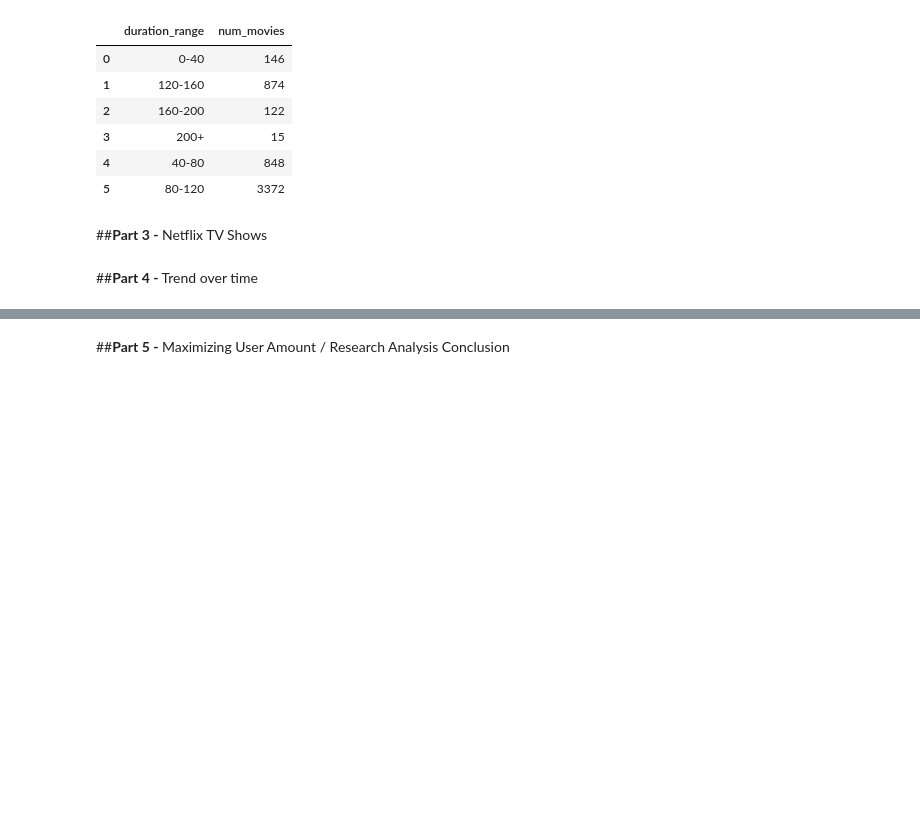
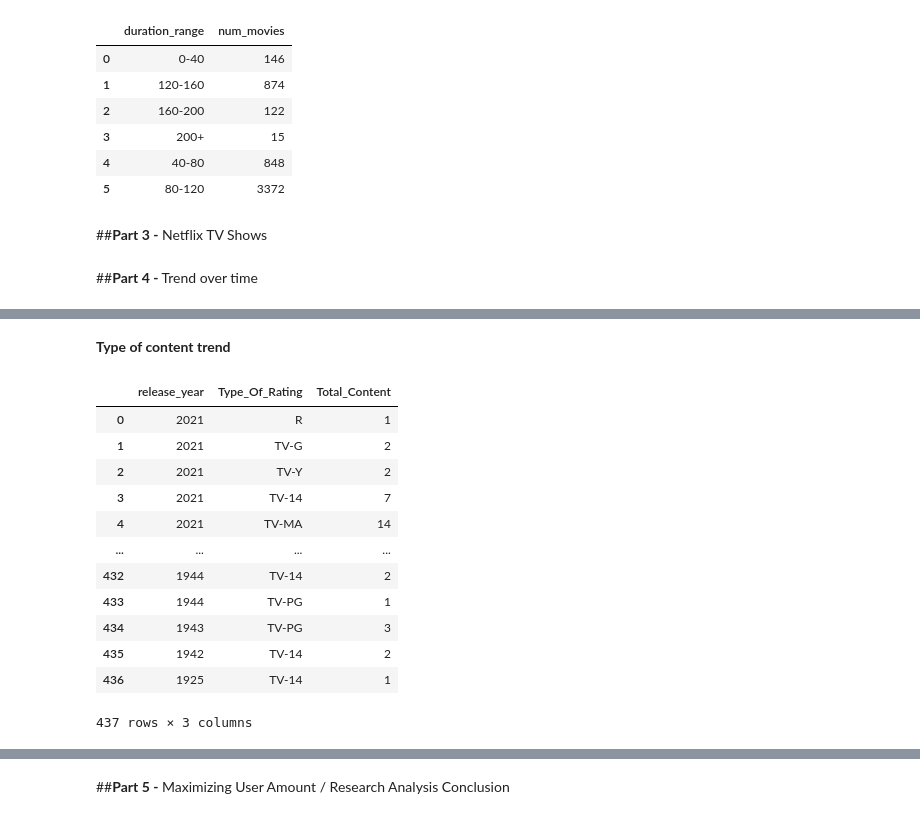
Before and after one commit to aditya248/Netflix-Exploratory-Data-Analysis, a Jupyter notebook: BA775_TeamProject_B2T8.ipynb, the cells around one changed output, grey strips where cells are left out. Drawn from its saved outputs; the diff is of its cells as text; code cells hidden in the pictures; blank space fills up the shorter version.

Commit message:
Moved rating description to part-1, Added trend in rating to part-4.

```diff
--- a/BA775_TeamProject_B2T8.ipynb
+++ b/BA775_TeamProject_B2T8.ipynb
@@ -195,0 +322,22 @@ ORDER BY duration_range ###order???
+# %% [markdown]
+**Type of content trend**
+# %%
+%%bigquery --project=ba775-team8-b2
+SELECT release_year, rating as Type_Of_Rating, COUNT(*) as Total_Content FROM `ba775-team8-b2.Netflix.netflix_titles`
+GROUP BY rating, release_year
+ORDER BY release_year DESC
+# Count of rating each year
+# %% [output]
+|  | release_year | Type_Of_Rating | Total_Content |
+| 0 | 2021 | R | 1 |
+| 1 | 2021 | TV-G | 2 |
+| 2 | 2021 | TV-Y | 2 |
+| 3 | 2021 | TV-14 | 7 |
+| 4 | 2021 | TV-MA | 14 |
+| ... | ... | ... | ... |
+| 432 | 1944 | TV-14 | 2 |
+| 433 | 1944 | TV-PG | 1 |
+| 434 | 1943 | TV-PG | 3 |
+| 435 | 1942 | TV-14 | 2 |
+| 436 | 1925 | TV-14 | 1 |
+437 rows × 3 columns
```
Also changed, not shown: parts of 21 cells of this notebook.
